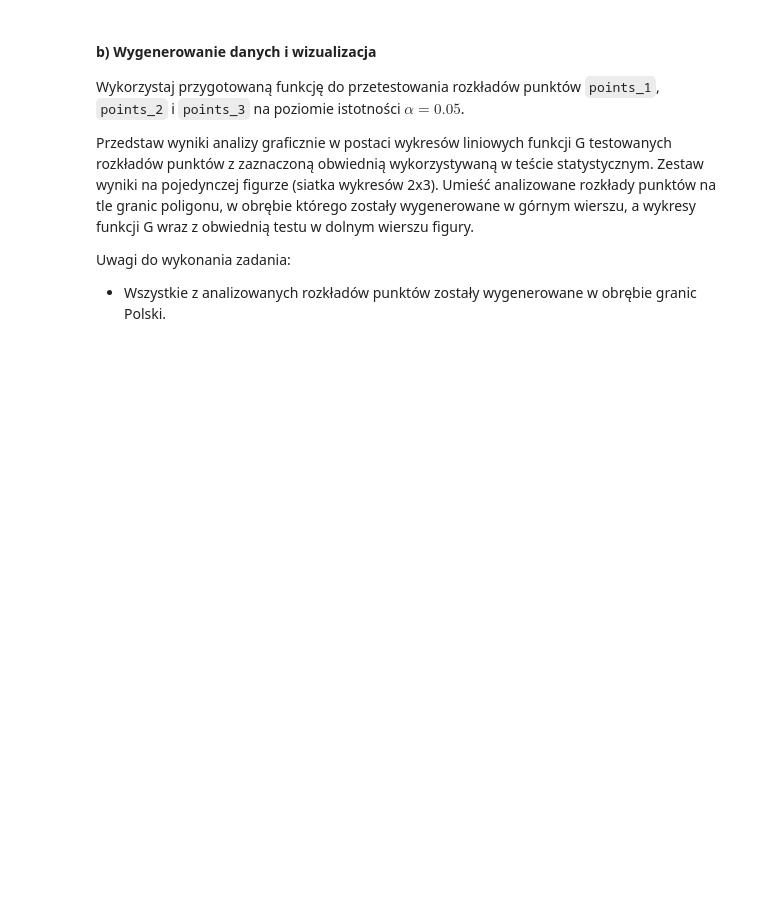
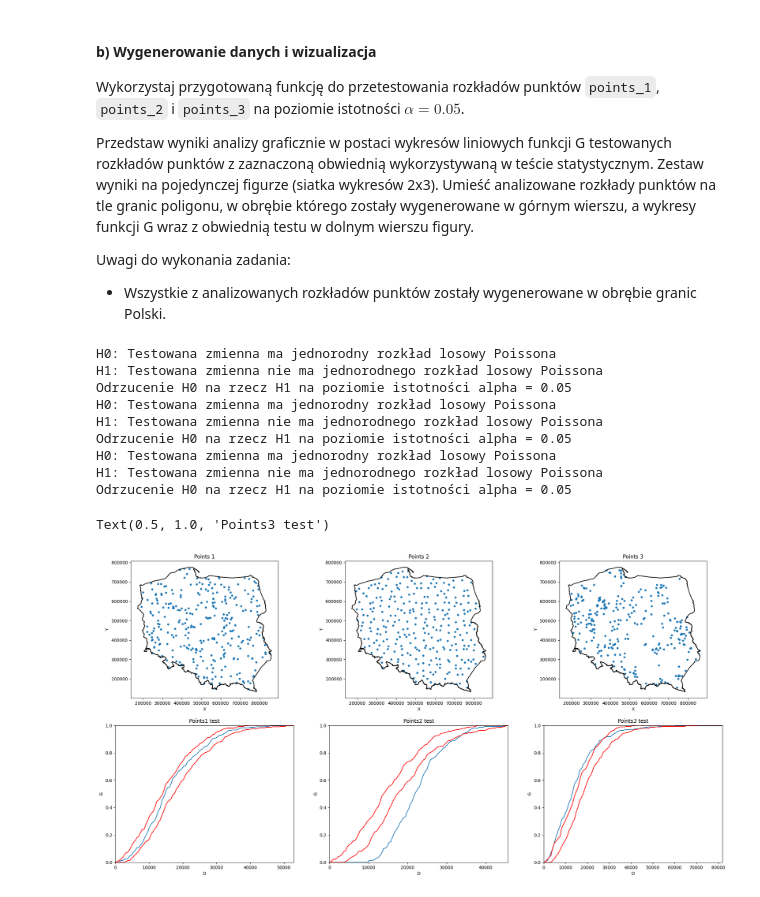
Before and after one commit to kubanskan/ADP, a Jupyter notebook: ZZ9-AnalizaZPakietami3/ZZ09.ipynb, the cells around one changed output. Saved outputs shown, nothing was run; the diff lists cells and outputs as text; code cells hidden in the pictures; blank space fills up the shorter version.

```diff
--- a/ZZ9-AnalizaZPakietami3/ZZ09.ipynb
+++ b/ZZ9-AnalizaZPakietami3/ZZ09.ipynb
@@ -280,4 +498,67 @@ Uwagi do wykonania zadania:
 - Wszystkie z analizowanych rozkładów punktów zostały wygenerowane w obrębie granic Polski.
 # %%
 # YOUR CODE HERE
-raise NotImplementedError()
+ns = 39
+results_1 =  g_test_mc(points_1, 100, kraj, ns)[0]
+results_2 =  g_test_mc(points_2, 100, kraj, ns)[0]
+results_3 =  g_test_mc(points_3, 100, kraj, ns)[0]
+
+fig,ax = plt.subplots(2,3,figsize=(25,12.5))
+
+kraj['geometry'].boundary.plot(ax=ax[0,0], color ='k', lw=1.5)
+points_1['geometry'].plot(ax=ax[0,0], markersize=14)
+ax[0,0].set_xlabel('X')
+ax[0,0].set_ylabel('Y')
+ax[0,0].set_title('Points 1')
+
+kraj['geometry'].boundary.plot(ax=ax[0,1], color ='k', lw=1.5)
+points_2['geometry'].plot(ax=ax[0,1], markersize=14)
+ax[0,1].set_xlabel('X')
+ax[0,1].set_ylabel('Y')
+ax[0,1].set_title('Points 2')
+
+kraj['geometry'].boundary.plot(ax=ax[0,2], color ='k', lw=1.5)
+points_3['geometry'].plot(ax=ax[0,2], markersize=14)
+ax[0,2].set_xlabel('X')
+ax[0,2].set_ylabel('Y')
+ax[0,2].set_title('Points 3')
+
+
+ax[1,0].plot(results_1['D'],results_1['G'])
+ax[1,0].plot(results_1['D'],results_1['G_min'], color = 'red')
+ax[1,0].plot(results_1['D'],results_1['G_max'], color = 'red')
+ax[1,0].set_xlim(0, max(results_1['D']))
+ax[1,0].set_ylim(0,1)
+ax[1,0].set_xlabel('D')
+ax[1,0].set_ylabel('G')
+ax[1,0].set_title('Points1 test')
+
+ax[1,1].plot(results_2['D'],results_2['G'])
+ax[1,1].plot(results_2['D'],results_2['G_min'], color = 'red')
+ax[1,1].plot(results_2['D'],results_2['G_max'], color = 'red')
+ax[1,1].set_xlim(0, max(results_2['D']))
+ax[1,1].set_ylim(0,1)
+ax[1,1].set_xlabel('D')
+ax[1,1].set_ylabel('G')
+ax[1,1].set_title('Points2 test')
+
+ax[1,2].plot(results_3['D'],results_3['G'])
+ax[1,2].plot(results_3['D'],results_3['G_min'], color = 'red')
+ax[1,2].plot(results_3['D'],results_3['G_max'], color = 'red')
+ax[1,2].set_xlim(0, max(results_3['D']))
+ax[1,2].set_ylim(0,1)
+ax[1,2].set_xlabel('D')
+ax[1,2].set_ylabel('G')
+ax[1,2].set_title('Points3 test')
+# %% [output]
+H0: Testowana zmienna ma jednorodny rozkład losowy Poissona
+H1: Testowana zmienna nie ma jednorodnego rozkład losowy Poissona
+Odrzucenie H0 na rzecz H1 na poziomie istotności alpha = 0.05
+H0: Testowana zmienna ma jednorodny rozkład losowy Poissona
+H1: Testowana zmienna nie ma jednorodnego rozkład losowy Poissona
+Odrzucenie H0 na rzecz H1 na poziomie istotności alpha = 0.05
+H0: Testowana zmienna ma jednorodny rozkład losowy Poissona
+H1: Testowana zmienna nie ma jednorodnego rozkład losowy Poissona
+Odrzucenie H0 na rzecz H1 na poziomie istotności alpha = 0.05
+Text(0.5, 1.0, 'Points3 test')
+[figure, added]
```
Also changed, not shown: parts of 8 cells of this notebook.
